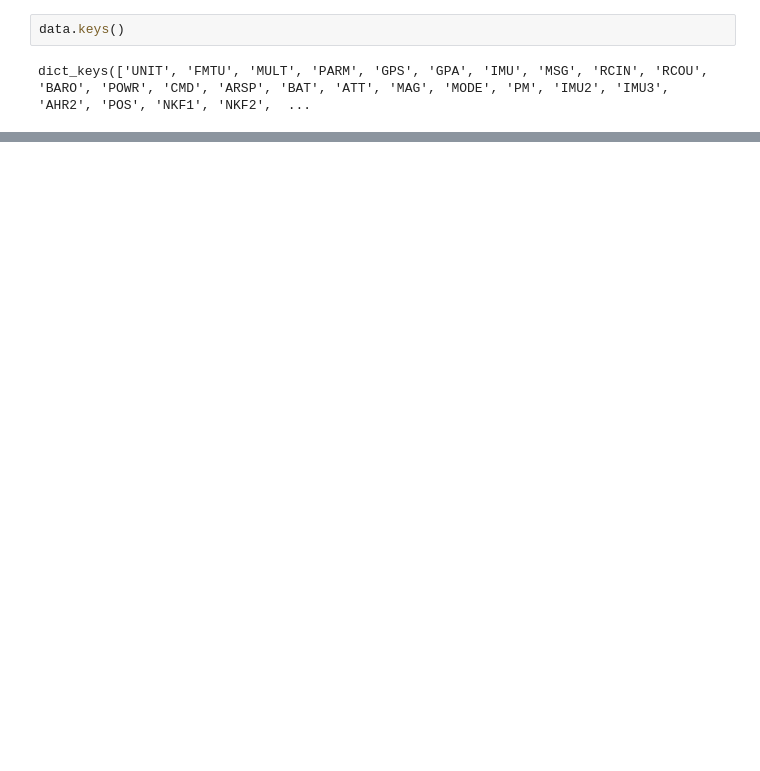
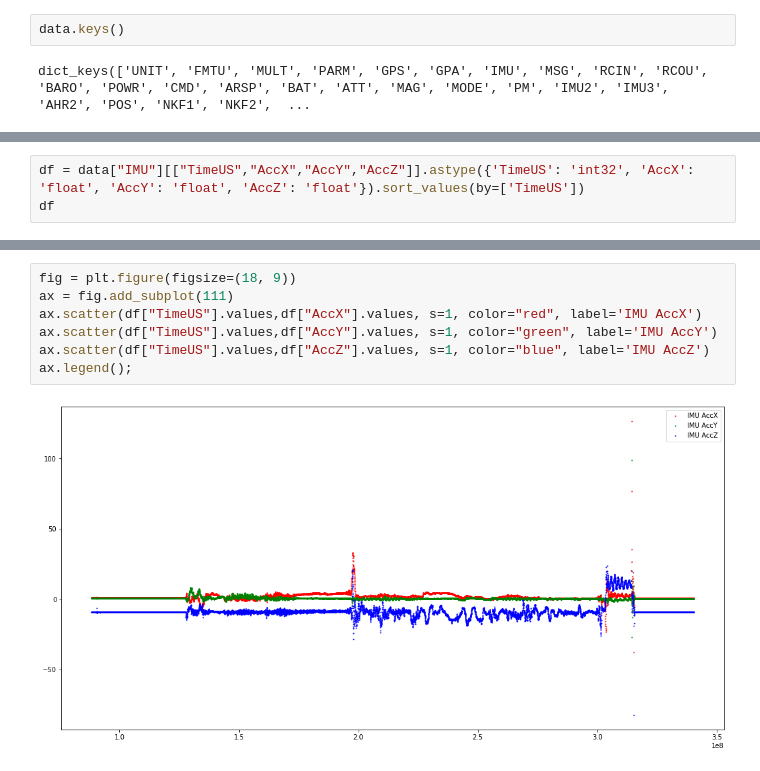
Before and after one commit to alex-12345/mai_tasks, a Jupyter notebook: alfer/parser.ipynb, the cells around one changed output, grey strips where cells are left out. Drawn from its saved outputs; the diff is of its cells as text; blank space fills up the shorter version.

```diff
--- a/alfer/parser.ipynb
+++ b/alfer/parser.ipynb
@@ -154,0 +135,3 @@ data["FMTU"]
+# %%
+df = data["IMU"][["TimeUS","AccX","AccY","AccZ"]].astype({'TimeUS': 'int32', 'AccX': 'float', 'AccY': 'float', 'AccZ': 'float'}).sort_values(by=['TimeUS'])
+df
@@ -154,0 +152,9 @@ data["FMTU"]
+# %%
+fig = plt.figure(figsize=(18, 9))
+ax = fig.add_subplot(111)
+ax.scatter(df["TimeUS"].values,df["AccX"].values, s=1, color="red", label='IMU AccX')
+ax.scatter(df["TimeUS"].values,df["AccY"].values, s=1, color="green", label='IMU AccY')
+ax.scatter(df["TimeUS"].values,df["AccZ"].values, s=1, color="blue", label='IMU AccZ')
+ax.legend();
+# %% [output]
+[figure, added]
```
Also changed, not shown: parts of 18 cells of this notebook.
